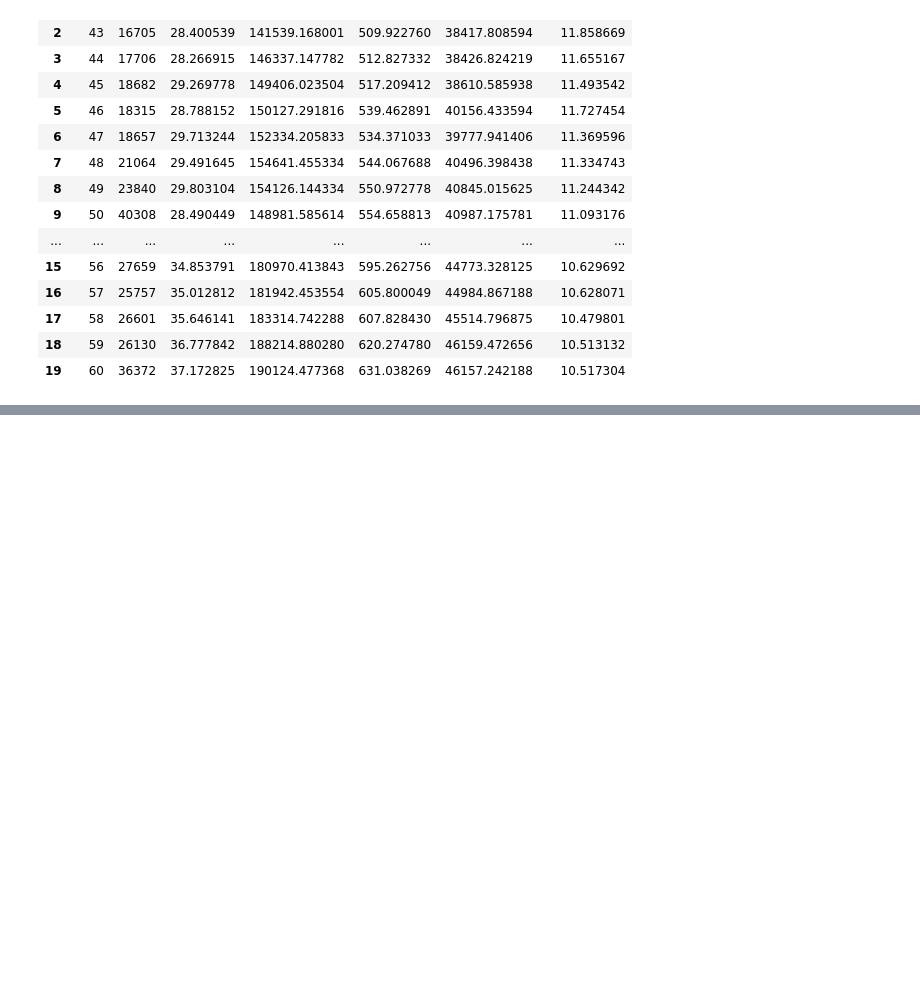
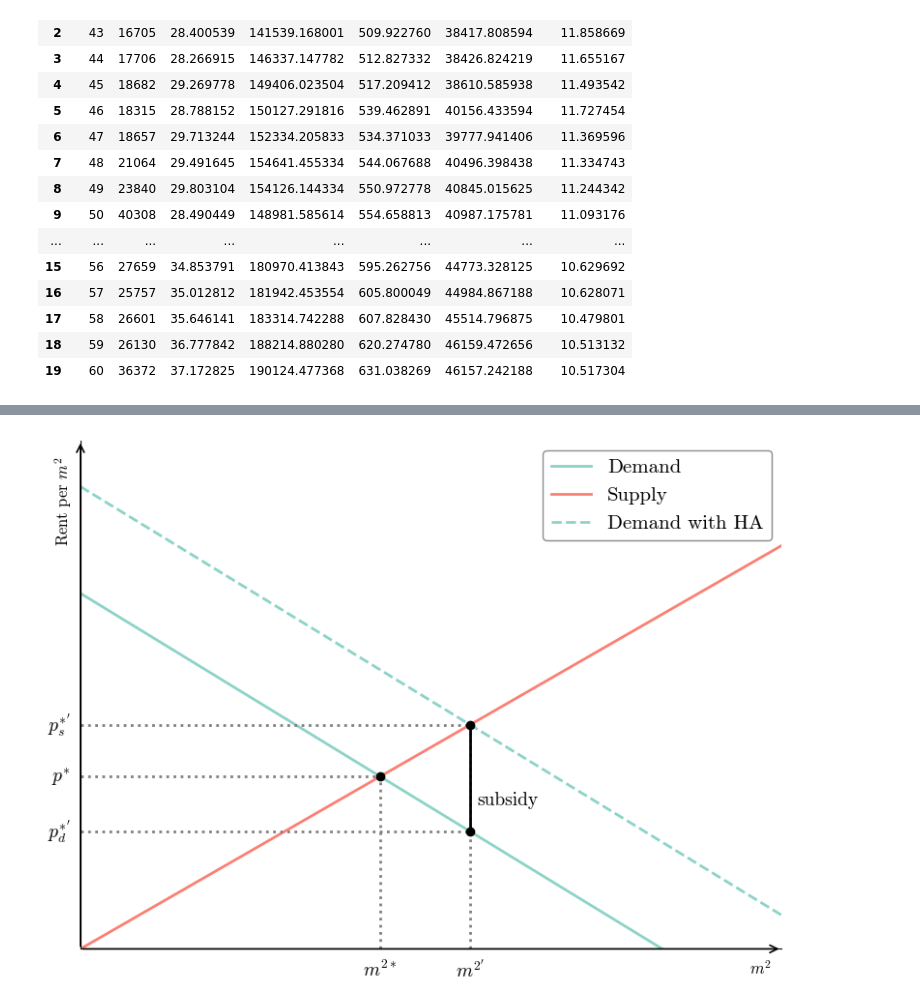
Before and after one commit to HansHoltenAndersen/Bachelor, a Jupyter notebook: Plots.ipynb, the cells around one changed output, grey strips where cells are left out. Drawn from its saved outputs; the diff is of its cells as text; code cells hidden in the pictures; blank space fills up the shorter version.

```diff
--- a/Plots.ipynb
+++ b/Plots.ipynb
@@ -312,0 +332,85 @@ plt.grid(True)
+# %%
+# Subsidy Incidence Diagram — equilibrium shifted left
+
+# --- 1) Steeper curves + tighter intercept gap to push q* left ---
+# Demand: p = a - b q
+# Supply: p = c + d q
+a, b = 10.0, 8.5    # steeper demand
+c, d = 0.0, 8.0     # steeper supply, close to demand intercept
+s = 3.0             # per-unit subsidy (upward shift in demand)
+
+# --- 2) Equilibria ---
+q_star = (a - c) / (b + d)
+p_star = c + d * q_star
+
+q_new = (a + s - c) / (b + d)
+p_s_new = c + d * q_new           # producer price
+p_c_new = p_s_new - s             # consumer price (after subsidy)
+
+# --- 3) Curves for plotting ---
+q_max = max(q_new, q_star) * 1.8
+q = np.linspace(0, q_max, 400)
+D0 = a - b * q
+S  = c + d * q
+D1 = a + s - b * q
+
+fig, ax = plt.subplots(figsize=(8, 6))
+
+# --- 4) Draw curves ---
+ax.plot(q, D0, lw=2, label="Demand")
+ax.plot(q, S,  lw=2, label="Supply")
+ax.plot(q, D1, lw=2, ls="--", label="Demand with HA", color=colors[0])
+
+# --- 5) Original equilibrium (q*, p*) ---
+ax.scatter([q_star], [p_star], color="black", zorder=5)
+ax.plot([q_star, q_star], [0, p_star], color="gray", lw=2, ls=":")
+ax.plot([0, q_star], [p_star, p_star], color="gray", lw=2, ls=":")
+ax.text(q_star, -0.3, r"$m^{2*}$", ha="center", va="top")
+ax.text(-0.02, p_star, r"$p^{*}$", ha="right", va="center")
+
+# --- 6) New equilibrium (q', p_c', p_s') ---
+ax.scatter([q_new], [p_s_new], color="black", zorder=5)
+ax.scatter([q_new], [p_c_new], color="black", zorder=5)
+ax.plot([q_new, q_new], [0, p_s_new], color="gray", lw=2, ls=":")
+ax.text(q_new, -0.3, r"$m^{2'}$", ha="center", va="top")
+
+ax.plot([0, q_new], [p_c_new, p_c_new], color="gray", lw=2, ls=":")
+ax.plot([0, q_new], [p_s_new, p_s_new], color="gray", lw=2, ls=":")
+ax.text(-0.02, p_c_new, r"$p_d^{*'}$", ha="right", va="center")
+ax.text(-0.02, p_s_new, r"$p_s^{*'}$", ha="right", va="center")
+
+# --- 7) Subsidy wedge at q' ---
+ax.plot([q_new, q_new], [p_c_new, p_s_new], color="black", lw=2)
+ax.text(q_new + 0.01*q_max, (p_c_new + 0.8*p_s_new) / 2, r"subsidy", va="center")
+
+# --- 9) Axes styling (letters only) ---
+ax.set_xlim(0, q_max )
+y_min = 0
+y_max = max(D1.max(), S.max(), p_s_new) * 1.1
+ax.set_ylim(y_min, y_max)
+ax.set_xlabel(r"$m^2$")
+ax.set_ylabel(r"Rent per $m^2$")
+# Move x-label to the far right (end of x-axis)
+ax.xaxis.set_label_coords(0.97, -0.02)   # (x, y) in axis coordinates
+# Move y-label to the top (end of y-axis)
+ax.yaxis.set_label_coords(-0.01, 0.88)   # (x, y) in axis coordinates
+ax.set_xticks([])
+ax.set_yticks([])
+
+for spine in ["top", "right"]:
+    ax.spines[spine].set_visible(False)
+ax.spines["bottom"].set_position(("data", 0))
+ax.spines["left"].set_position(("data", 0))
+ax.annotate("", xy=(q_max, 0), xytext=(0, 0),
+            arrowprops=dict(arrowstyle="->", lw=1.2))
+ax.annotate("", xy=(0, y_max), xytext=(0, 0),
+            arrowprops=dict(arrowstyle="->", lw=1.2))
+
+# ax.set_title('Subsidy Incidence')
+
+ax.legend(frameon=True, edgecolor='gray', facecolor='white', framealpha=0.9, fontsize=15)
+
+plt.tight_layout()
+plt.show()
+# %% [output]
+[figure, added]
```
Also changed, not shown: parts of 7 cells of this notebook, 4 other files.
